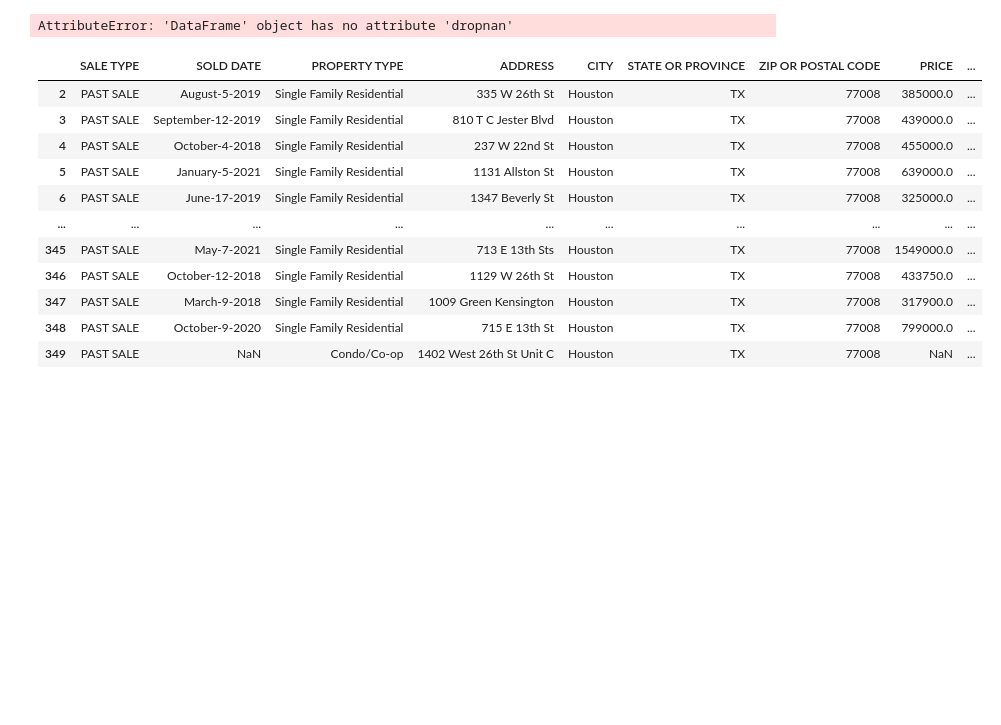
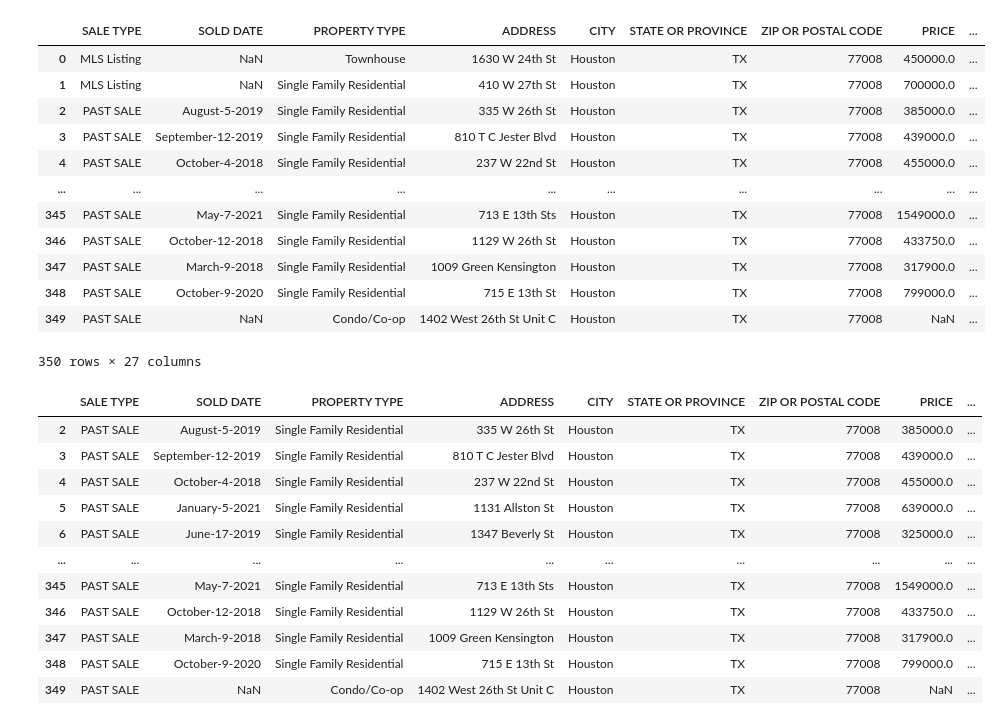
Before and after one commit to i-am-phoenix/Demo, a Jupyter notebook: redfin_data_cleaning.ipynb, the cells around one changed output. Drawn from its saved outputs; the diff is of its cells as text; code cells hidden in the pictures; blank space fills up the shorter version.

```diff
--- a/redfin_data_cleaning.ipynb
+++ b/redfin_data_cleaning.ipynb
@@ -6,9 +6,21 @@ import matplotlib.pyplot as plt
 # %%
 # Read in redfin csv sample
 redfin_sample=pd.read_csv("data/redfin/redfin_2021-05-26-17-55-16_77008.csv")
-redfin_sample.dropnan()
+redfin_sample
 # %% [output]
+|  | SALE TYPE | SOLD DATE | PROPERTY TYPE | ADDRESS | CITY | STATE OR PROVINCE | ZIP OR POSTAL CODE | PRICE | ... |
+| 0 | MLS Listing | NaN | Townhouse | 1630 W 24th St | Houston | TX | 77008 | 450000.0 | ... |
+| 1 | MLS Listing | NaN | Single Family Residential | 410 W 27th St | Houston | TX | 77008 | 700000.0 | ... |
+| 2 | PAST SALE | August-5-2019 | Single Family Residential | 335 W 26th St | Houston | TX | 77008 | 385000.0 | ... |
+| 3 | PAST SALE | September-12-2019 | Single Family Residential | 810 T C Jester Blvd | Houston | TX | 77008 | 439000.0 | ... |
+| 4 | PAST SALE | October-4-2018 | Single Family Residential | 237 W 22nd St | Houston | TX | 77008 | 455000.0 | ... |
+| ... | ... | ... | ... | ... | ... | ... | ... | ... | ... |
+| 345 | PAST SALE | May-7-2021 | Single Family Residential | 713 E 13th Sts | Houston | TX | 77008 | 1549000.0 | ... |
+| 346 | PAST SALE | October-12-2018 | Single Family Residential | 1129 W 26th St | Houston | TX | 77008 | 433750.0 | ... |
+| 347 | PAST SALE | March-9-2018 | Single Family Residential | 1009 Green Kensington | Houston | TX | 77008 | 317900.0 | ... |
+| 348 | PAST SALE | October-9-2020 | Single Family Residential | 715 E 13th St | Houston | TX | 77008 | 799000.0 | ... |
+| 349 | PAST SALE | NaN | Condo/Co-op | 1402 West 26th St Unit C | Houston | TX | 77008 | NaN | ... |
-AttributeError: 'DataFrame' object has no attribute 'dropnan'
+350 rows × 27 columns
 # %%
 # filter only SOLD data
 redfin_sold=redfin_sample[redfin_sample['SALE TYPE']=="PAST SALE"]
```
Also changed, not shown: 3 other files.
